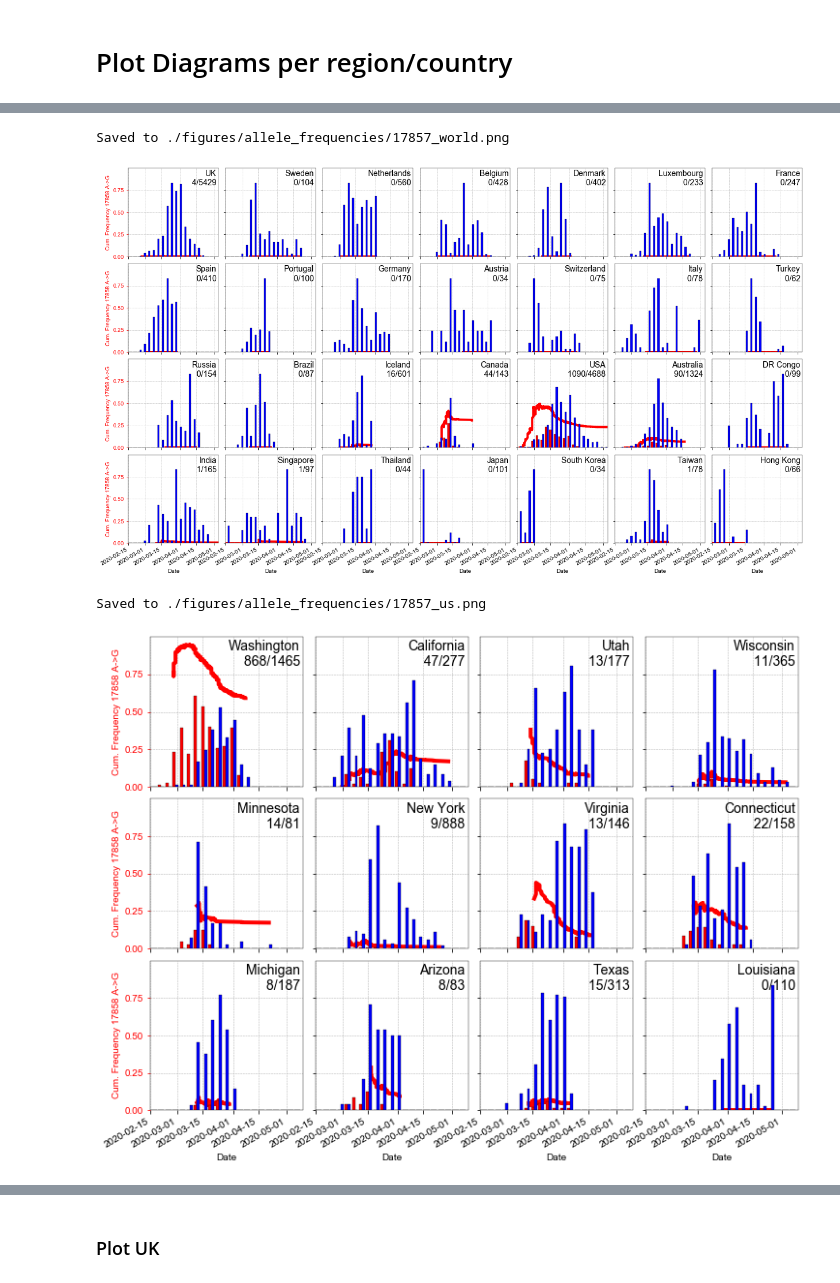
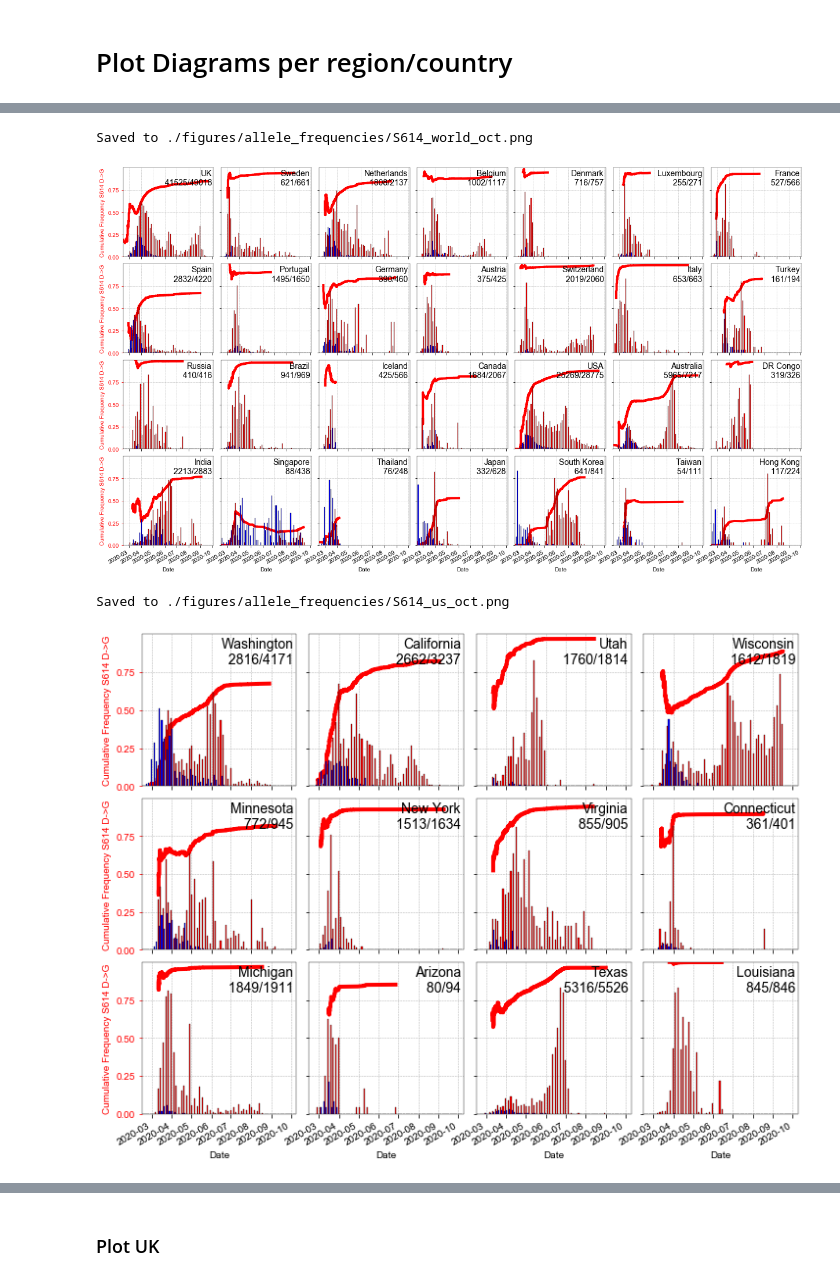
Before and after one commit to hringbauer/covid19_data, a Jupyter notebook: notebooks/figures/plot_all_freqs.ipynb, the cells around one changed output, grey strips where cells are left out. Saved outputs shown, nothing was run; the diff lists cells and outputs as text; code cells hidden in the pictures.

Commit message:
Covid19 data analysis

```diff
--- a/notebooks/figures/plot_all_freqs.ipynb
+++ b/notebooks/figures/plot_all_freqs.ipynb
@@ -55,19 +55,20 @@ HSM Computational partition detected.
 # %%
 def load_merged_df(var_path="./output/tables/derived_common_snps.tsv",
                    meta_path="./data/apr20/metadata.tsv",
-                   epi_col = "gisaid_epi_isl"):
+                   epi_col = "gisaid_epi_isl", merge_col="iid"):
     """Load variant df and meta df, and merge on epi_col"""
     df = pd.read_csv(var_path, sep="\t")
-    df[epi_col] = df["iid"].str.split("|").str[1]  # Split out the EPI ID
+    #df[epi_col] = df["iid"].str.split("|").str[1]  # Split out the EPI ID in oldcycle
     df_meta = pd.read_csv(meta_path, sep="\t")
-    df1 = pd.merge(df, df_meta, on=epi_col)
+    df_meta["iid"] = df_meta["strain"].str.replace("/", "|")
+    df1 = pd.merge(df, df_meta, on=merge_col)
     print(f"Merged to {len(df1)}/{len(df)} Individuals")
     return df1
 # %% [markdown]
 ### Load the variant Data
 # %%
-df1 = load_merged_df(var_path="./output/tables/derived_common_snps.tsv",
-                     meta_path="./data/may20/metadata.tsv")
+df1 = load_merged_df(var_path="./output/tables/derived_common_snps_oct20.tsv",
+                     meta_path="./data/oct20/metadata_2020-10-30_17-42.tsv.gz")
 df1 = df1[~(df1["date"]=="2020-02-XX")].copy() # Throw out garbage data
 df1 = df1[~(df1["date"]=="2020-01-XX")].copy() # Throw out garbage data
 df1 = df1[~(df1["date"]=="2020-03-XX")].copy() # Throw out garbage data
@@ -126,5 +127,5 @@ Human Samples: 16983
 # %%
-savepath="./figures/dumpster/all_freq_full.png"
+savepath="./figures/dumpster/all_freq_full_oct.png"
 
 plt.figure(figsize=(5,3))
 ax=plt.gca()
@@ -210,7 +211,7 @@ def plot_freq_traj_ax(ax, df, ctry, pos= f"23402", xlim=[], left=True, bottom=Tr
     if show:
         plt.show()
 # %%
-xlim = [date(2020, 2, 15), date(2020, 4, 30)]
+xlim = [date(2020, 2, 15), date(2020, 10, 30)]
 ylim=[0,1]
 ctry = "Sweden"
 
@@ -282,32 +283,32 @@ countries = ["UK", "Sweden", "Netherlands", "Belgium", "Denmark", "Luxembourg",
              "Turkey", "Russia",  "Brazil", "Iceland", "Canada", "USA", "Australia", "DR Congo",
              "India", "Singapore", "Thailand", "Japan", "South Korea", "Taiwan", "Hong Kong", "China"]
 # %%
-array_freqs(df=df2, pos="17857", flip=False,
+array_freqs(df=df2, pos=f"23402", flip=True,
             countries=countries,
-            xlim = [date(2020, 2, 15), date(2020, 5, 5)],
+            xlim = [date(2020, 2, 15), date(2020, 10, 5)],
             txt_xy=(0.98, 0.98), #23402 #35  # Washington Clade
             n_row=4, n_col=7,
             fs_l=14, lw=4, c="red", cs=["red", "blue"], hist_bw=4,
-            ylabel="Cum. Frequency 17858 A->G",  # "Cumulative Frequency S614 D->G"
-            savepath="./figures/allele_frequencies/17857_world.png") # ./figures/dumpster/arr_countries.png
+            ylabel="Cumulative Frequency S614 D->G",  # "Cumulative Frequency S614 D->G"
+            savepath="./figures/allele_frequencies/S614_world_oct.png") # ./figures/dumpster/arr_countries.png
 # %% [output]
-Saved to ./figures/allele_frequencies/17857_world.png
+Saved to ./figures/allele_frequencies/S614_world_oct.png
-[figure, old version]
+[figure, new version]
 # %%
 regions = ["Washington", "California", "Utah", "Wisconsin",
            "Minnesota", "New York", "Virginia", "Connecticut",
            "Michigan", "Arizona", "Texas", "Louisiana"]
 
 array_freqs(df=df2, countries=regions, col="division", fs_l=14, lw=4,
-            xlim = [date(2020, 2, 15), date(2020, 5, 10)],
-            pos="17857", flip=False,   #1058: US Mutation # 17857: Washington Mutation, # 23402
+            xlim = [date(2020, 2, 15), date(2020, 10, 10)],
+            pos=f"23402", flip=True,   #1058: US Mutation # 17857: Washington Mutation, # 23402
             c="red", cs=["red", "blue"], hist_bw=4,
             n_row = 3, n_col =4, txt_xy=(0.98, 0.98), only_first=False,
-            ylabel="Cum. Frequency 17858 A->G",
-            savepath="./figures/allele_frequencies/17857_us.png") # ./figures/dumpster/arr_us.png
+            ylabel="Cumulative Frequency S614 D->G",
+            savepath="./figures/allele_frequencies/S614_us_oct.png") # ./figures/dumpster/arr_us.png
 # %% [output]
-Saved to ./figures/allele_frequencies/17857_us.png
+Saved to ./figures/allele_frequencies/S614_us_oct.png
-[figure, old version]
+[figure, new version]
 # %%
 df2["country"].value_counts()[:50]
 #df2["division"].value_counts()[:50]
```
Also changed, not shown: parts of 6 cells of this notebook, 9 other files.
